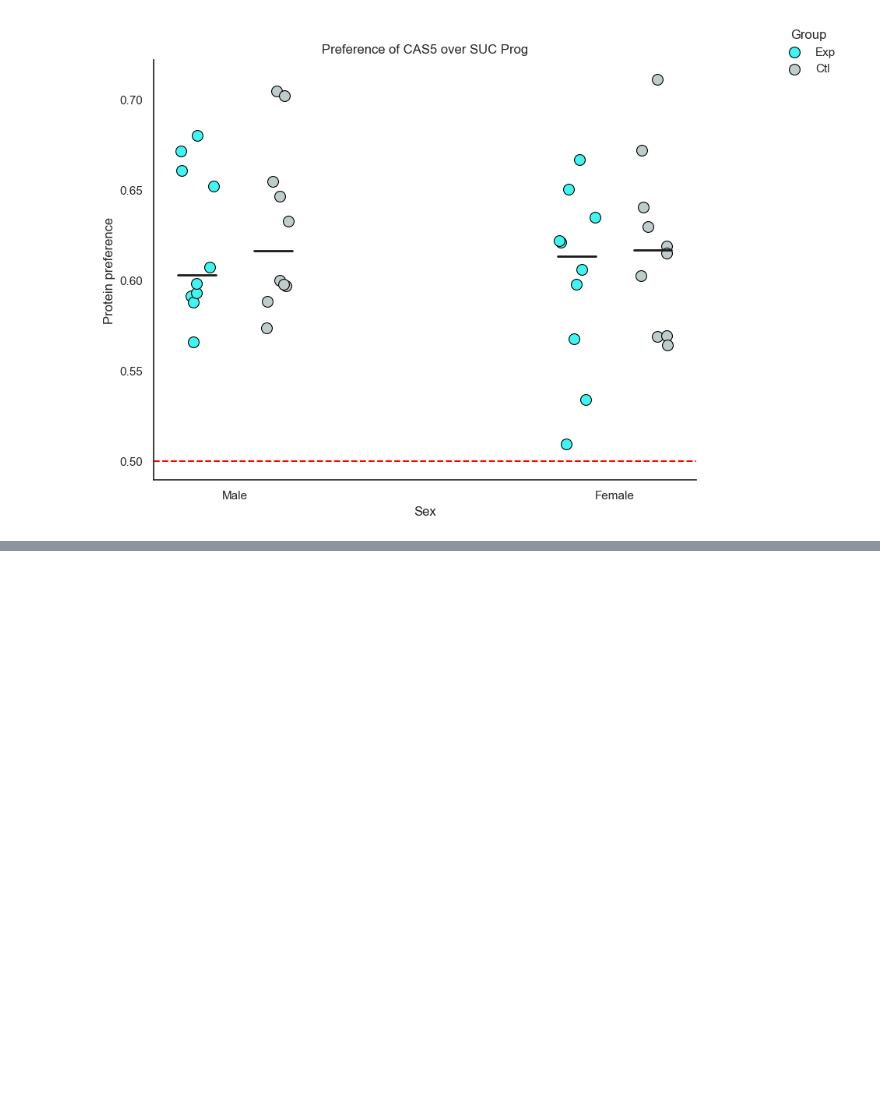
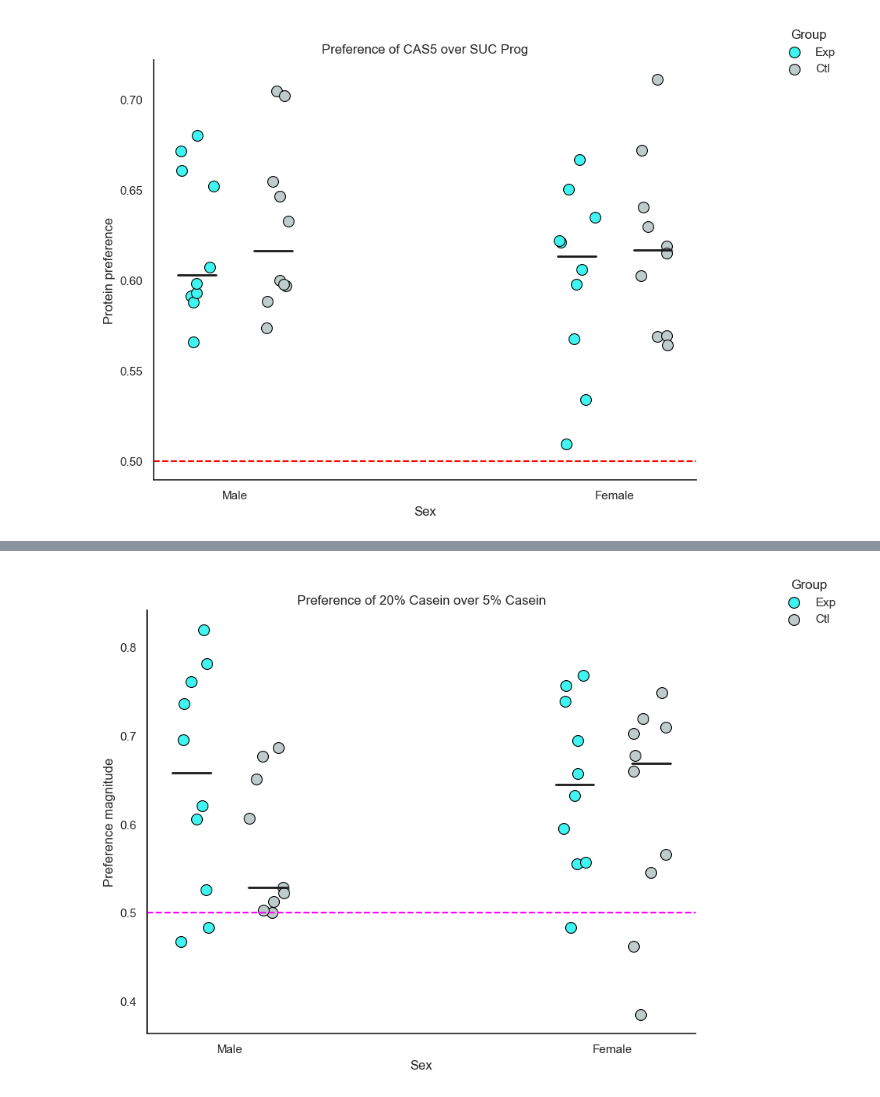
Before and after one commit to Htbibalan/FEDPROFERENCE, a Jupyter notebook: notebooks/RATIO_PREFERENCE.ipynb, the cells around one changed output, grey strips where cells are left out. Drawn from its saved outputs; the diff is of its cells as text; code cells hidden in the pictures; blank space fills up the shorter version.

```diff
--- a/notebooks/RATIO_PREFERENCE.ipynb
+++ b/notebooks/RATIO_PREFERENCE.ipynb
@@ -730,0 +819,96 @@ for ratio_column in ratio_columns:
+# %%
+import matplotlib.pyplot as plt
+import seaborn as sns
+import pandas as pd
+import numpy as np
+
+# Update Matplotlib rcParams
+plt.rcParams.update({
+    'font.size': 16,        # Global font size
+    'axes.titlesize': 16,   # Font size of the axes title
+    'axes.labelsize': 16,   # Font size of the x and y labels
+    'xtick.labelsize': 12,  # Font size of the x tick labels
+    'ytick.labelsize': 12,  # Font size of the y tick labels
+    'legend.fontsize': 16,  # Font size of the legend
+    'figure.titlesize': 16  # Font size of the figure title
+})
+
+# Set Seaborn context and style to ensure font sizes are applied
+sns.set(style="white", context="notebook", rc={
+    'font.size': 16,        # Global font size
+    'axes.titlesize': 16,   # Font size of the axes title
+    'axes.labelsize': 16,   # Font size of the x and y labels
+    'xtick.labelsize': 12,  # Font size of the x tick labels
+    'ytick.labelsize': 12,  # Font size of the y tick labels
+    'legend.fontsize': 16,  # Font size of the legend
+    'figure.titlesize': 16  # Font size of the figure title
+})
+
+# Load the CSV file
+file_path = '../results/CHOICE_RATIOS.csv'
+new_data = pd.read_csv(file_path)
+
+# Plotting scatter plots from the newly created dataframe new_data
+sns.set(style="white")
+
+# Extract columns related to choice sessions
+ratio_columns = [col for col in new_data.columns if 'CAS' in col or 'SUC' in col]
+
+# Modify the legend and colors
+colors = {'PR': (0.247, 0.961, 0.949), 'NR': (0.749, 0.8, 0.8)}
+
+# Define offsets for the points to avoid overlap
+offset = {'PR': -0.1, 'NR': 0.1}
+diets = new_data['DIET'].unique()
+
+# Mapping for SEX categories to numeric values
+sex_mapping = {'M': 0, 'F': 1}
+
+for ratio_column in ratio_columns:
+    plt.figure(figsize=(9, 7))  # Adjusted size to be smaller
+
+    # Replace terms in the title
+    title = ratio_column.replace('CAS20', '20% Casein').replace('CAS5', '5% Casein').replace('SUC', 'Sucrose')
+
+    # Scatter plot with adjusted positions
+    for diet in diets:
+        subset = new_data[new_data['DIET'] == diet]
+        jitter = np.random.uniform(-0.05, 0.05, size=len(subset))  # Adding jitter for better dispersion
+        sns.scatterplot(
+            x=[sex_mapping[x] + offset[diet] + jitter[i] for i, x in enumerate(subset['SEX'])],
+            y=subset[ratio_column],
+            label=f'{diet}', s=100, alpha=1, color=colors[diet], edgecolor='black'
+        )
+
+    plt.axhline(0.5, ls='--', color='magenta')  # Reference line at y=0.5
+    plt.title(f'Preference of {title}')
+    plt.xticks([0, 1], ['Male', 'Female'])  # Set x-axis labels
+    plt.xlabel('Sex')
+    plt.ylabel('Preference magnitude')  # Replace y-axis label with "Protein preference"
+
+    # Calculate and plot median lines
+    medians = new_data.groupby(['SEX', 'DIET'])[ratio_column].median().reset_index()
+    for sex in medians['SEX'].unique():
+        for diet in medians['DIET'].unique():
+            median_value = medians[(medians['SEX'] == sex) & (medians['DIET'] == diet)][ratio_column].values[0]
+            plt.plot([sex_mapping[sex] + offset[diet] - 0.05, sex_mapping[sex] + offset[diet] + 0.05],
+                     [median_value, median_value], color='k', linewidth=2, alpha=1)
+
+    # Customize legend
+    handles, labels = plt.gca().get_legend_handles_labels()
+    legend_labels = {'PR': 'Exp', 'NR': 'Ctl'}
+    updated_handles = [handles[labels.index('PR')], handles[labels.index('NR')]]
+    updated_labels = [legend_labels[label] for label in ['PR', 'NR']]
+
+    plt.legend(updated_handles, updated_labels, title='Group', loc='upper right', frameon=False, borderaxespad=-3, bbox_to_anchor=(1.2, 1))
+
+    # Remove the background grid lines
+    plt.grid(False)
+
+    # Remove top and right spines
+    sns.despine()
+    #save the plot
+    plt.savefig(f'../plots/FINAL_PLOTS_FOR_FENS24/Preference_of_{title}.pdf', bbox_inches='tight')
+    plt.show()
+# %% [output]
+[figure, added]
```
Also changed, not shown: parts of 3 cells of this notebook, 12 other files.
